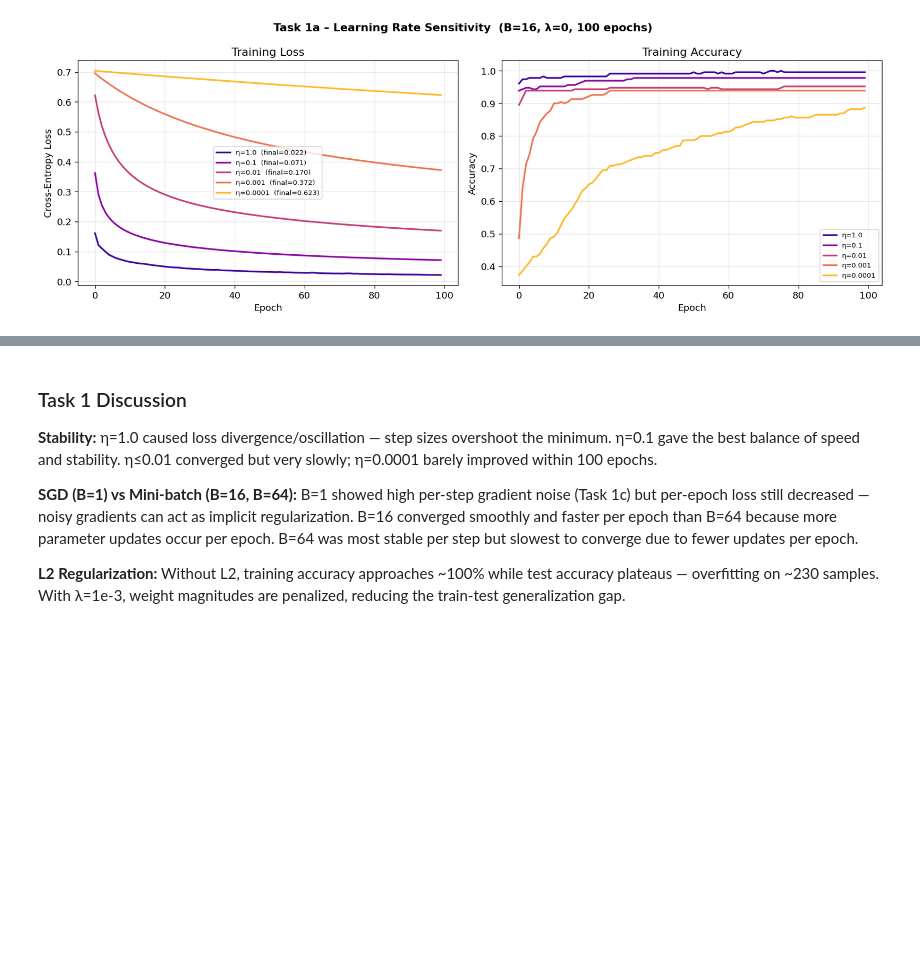
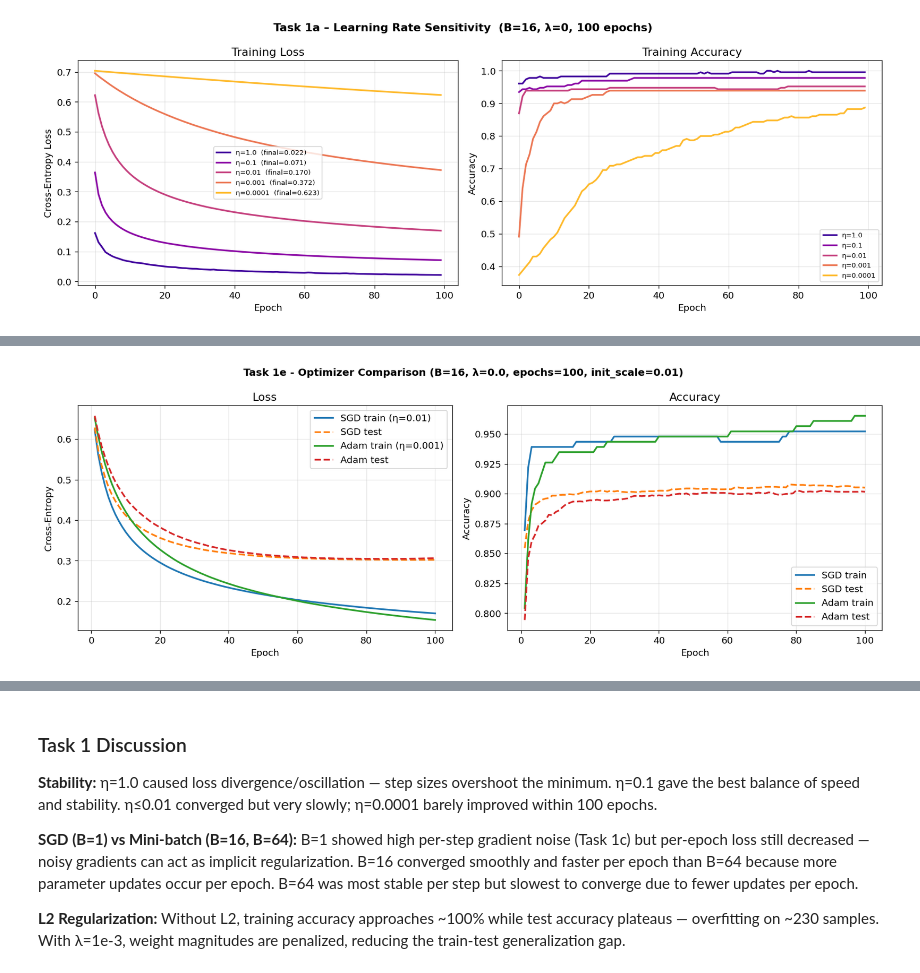
Before and after one commit to Victor-Akinode/Ass2, a Jupyter notebook: comp551_a2.ipynb, the cells around one changed output, grey strips where cells are left out. Drawn from its saved outputs; the diff is of its cells as text; code cells hidden in the pictures; blank space fills up the shorter version.

Commit message:
Add extenstions for each task with accompanying plots

```diff
--- a/comp551_a2.ipynb
+++ b/comp551_a2.ipynb
@@ -345,0 +518,86 @@ L2 Regularization (λ=1e-3): train_acc=0.9783, test_acc=0.8987, gap=+0.0796
+# %%
+# Task 1e
+
+def summarize_run(name, model, Xtr, ytr, Xte, yte):
+    ptr = model.predict_proba(Xtr)
+    pte = model.predict_proba(Xte)
+
+    trL = binary_cross_entropy(ytr, ptr)
+    teL = binary_cross_entropy(yte, pte)
+    trA = accuracy(ytr, ptr)
+    teA = accuracy(yte, pte)
+
+    best_ep = None
+    best_teA = None
+    if model.history.get("val_acc"):
+        vals = np.array(model.history["val_acc"])
+        best_ep = int(np.argmax(vals)) + 1
+        best_teA = float(np.max(vals))
+
+    out = {
+        "name": name,
+        "train_loss": trL,
+        "test_loss": teL,
+        "train_acc": trA,
+        "test_acc": teA,
+        "best_test_epoch": best_ep,
+        "best_test_acc": best_teA,
+    }
+    return out
+
+def print_summary_table(rows):
+    print("\n" + "-"*92)
+    print(f"{'Model':<18} | {'Train Loss':>10} {'Train Acc':>10} | {'Test Loss':>9} {'Test Acc':>9} | {'Best Test Acc (ep)':>18}")
+    print("-"*92)
+    for r in rows:
+        best = "-"
+        if r["best_test_acc"] is not None:
+            best = f"{r['best_test_acc']:.4f} (ep {r['best_test_epoch']})"
+        print(f"{r['name']:<18} | {r['train_loss']:10.4f} {r['train_acc']:10.4f} | {r['test_loss']:9.4f} {r['test_acc']:9.4f} | {best:>18}")
+    print("-"*92)
+
+EPOCHS = 100
+BATCH  = 16
+LAM    = 0.0
+INIT   = 0.01
+
+sgd_lr = 0.01
+
+adam_lr = 0.001
+
+sgd = LogisticRegressionSGD(lr=sgd_lr, lam=LAM, batch_size=BATCH, epochs=EPOCHS, init_scale=INIT, seed=RANDOM_SEED)
+adam = LogisticRegressionAdam(lr=adam_lr, lam=LAM, batch_size=BATCH, epochs=EPOCHS, init_scale=INIT, seed=RANDOM_SEED)
+
+sgd.fit(X_train, y_train, X_val=X_test, y_val=y_test, verbose=False)
+adam.fit(X_train, y_train, X_val=X_test, y_val=y_test, verbose=False)
+
+rows = [
+    summarize_run("SGD", sgd, X_train, y_train, X_test, y_test),
+    summarize_run("Adam", adam, X_train, y_train, X_test, y_test),
+]
+print_summary_table(rows)
+
+ep = np.arange(1, EPOCHS+1)
+
+fig, axes = plt.subplots(1, 2, figsize=(14, 5))
+fig.suptitle(f"Task 1e - Optimizer Comparison (B={BATCH}, λ={LAM}, epochs={EPOCHS}, init_scale={INIT})",
+             fontsize=12, fontweight="bold")
+
+axes[0].plot(ep, sgd.history["train_loss"], label=f"SGD train (η={sgd_lr})")
+axes[0].plot(ep, sgd.history["val_loss"],  ls="--", label="SGD test")
+axes[0].plot(ep, adam.history["train_loss"], label=f"Adam train (η={adam_lr})")
+axes[0].plot(ep, adam.history["val_loss"],  ls="--", label="Adam test")
+axes[0].set(xlabel="Epoch", ylabel="Cross-Entropy", title="Loss")
+axes[0].legend()
+
+axes[1].plot(ep, sgd.history["train_acc"], label="SGD train")
+axes[1].plot(ep, sgd.history["val_acc"],  ls="--", label="SGD test")
+axes[1].plot(ep, adam.history["train_acc"], label="Adam train")
+axes[1].plot(ep, adam.history["val_acc"],  ls="--", label="Adam test")
+axes[1].set(xlabel="Epoch", ylabel="Accuracy", title="Accuracy")
+axes[1].legend()
+
+plt.tight_layout()
+plt.savefig("task1_extra_optimizer_comparison.png", bbox_inches="tight")
+plt.show()
+# %% [output]
@@ -345,0 +610 @@ L2 Regularization (λ=1e-3): train_acc=0.9783, test_acc=0.8987, gap=+0.0796
+[figure, added]
```
Also changed, not shown: parts of 26 cells of this notebook, 23 other files.
